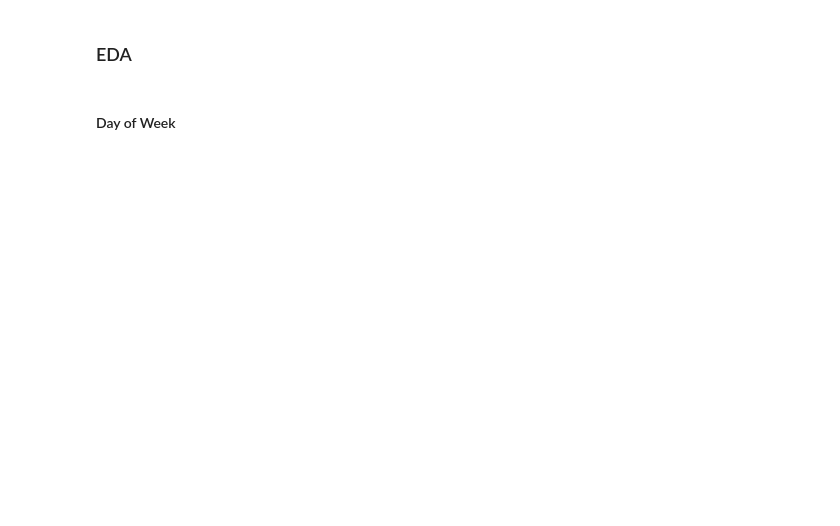
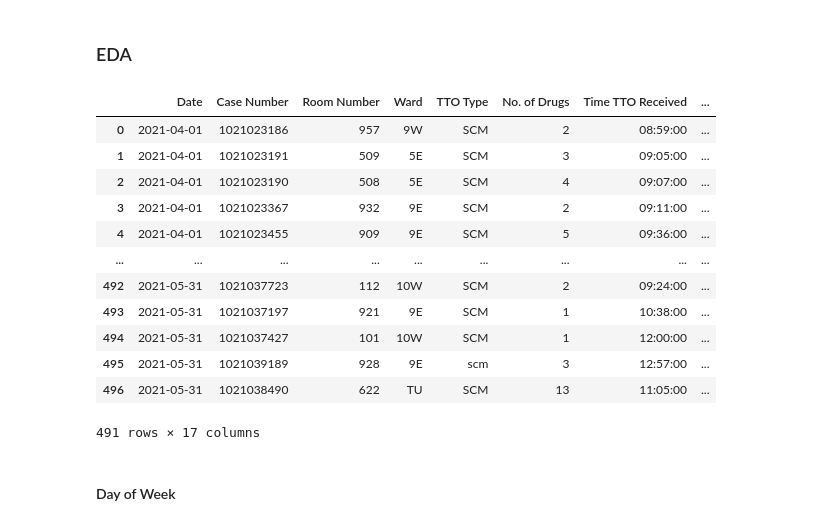
Before and after one commit to RoystonCXW/IS447---Smart-Healthcare, a Jupyter notebook: IS447/System/Data/Pharmacy Dept/Data Cleaning/GEH_Cleaning.ipynb, the cells around one changed output. Drawn from its saved outputs; the diff is of its cells as text; code cells hidden in the pictures; blank space fills up the shorter version.

```diff
--- a/IS447/System/Data/Pharmacy Dept/Data Cleaning/GEH_Cleaning.ipynb
+++ b/IS447/System/Data/Pharmacy Dept/Data Cleaning/GEH_Cleaning.ipynb
@@ -221,3 +238,3 @@ df2['Time TTO Checked'].replace(np.nan, 'NA', inplace = True)
 # %%
 # replace with NA
-df2['Checked by'].replace(np.nan, 'NA', inplace = True)
+#df2['Checked by'].replace(np.nan, 'NA', inplace = True)
@@ -226,2 +241,2 @@ df2['Checked by'].replace(np.nan, 'NA', inplace = True)
 # %%
-df2['Time TTO Reached'].replace(np.nan, 'NA', inplace = True)
+#df2['Time TTO Reached'].replace(np.nan, 'NA', inplace = True)
@@ -230,10 +243,10 @@ df2['Time TTO Reached'].replace(np.nan, 'NA', inplace = True)
 # %%
-df2['Time TTO Counselled'].replace(np.nan, 'NA', inplace = True)
-df2['Counselled by'].replace(np.nan, 'NA', inplace = True)
+#df2['Time TTO Counselled'].replace(np.nan, 'NA', inplace = True)
+#df2['Counselled by'].replace(np.nan, 'NA', inplace = True)
 # %%
-df2['Limo Service'].replace(np.nan, 'NA', inplace = True)
-df2['Timings (Checked)'].replace(np.nan, 'NA', inplace = True)
-df2['Timings (Reached)'].replace(np.nan, 'NA', inplace = True)
+#df2['Limo Service'].replace(np.nan, 'NA', inplace = True)
+#df2['Timings (Checked)'].replace(np.nan, 'NA', inplace = True)
+#df2['Timings (Reached)'].replace(np.nan, 'NA', inplace = True)
 # %%
 # drop rows with missing date, Time in / Verified, etc
 # except for remarks since its comments
@@ -278,6 +291,22 @@ Timings (Reached)        0
 dtype: int64
 # %% [markdown]
 ### EDA
+# %%
+df2
+# %% [output]
+|  | Date | Case Number | Room Number | Ward | TTO Type | No. of Drugs | Time TTO Received | ... |
+| 0 | 2021-04-01 | 1021023186 | 957 | 9W | SCM | 2 | 08:59:00 | ... |
+| 1 | 2021-04-01 | 1021023191 | 509 | 5E | SCM | 3 | 09:05:00 | ... |
+| 2 | 2021-04-01 | 1021023190 | 508 | 5E | SCM | 4 | 09:07:00 | ... |
+| 3 | 2021-04-01 | 1021023367 | 932 | 9E | SCM | 2 | 09:11:00 | ... |
+| 4 | 2021-04-01 | 1021023455 | 909 | 9E | SCM | 5 | 09:36:00 | ... |
+| ... | ... | ... | ... | ... | ... | ... | ... | ... |
+| 492 | 2021-05-31 | 1021037723 | 112 | 10W | SCM | 2 | 09:24:00 | ... |
+| 493 | 2021-05-31 | 1021037197 | 921 | 9E | SCM | 1 | 10:38:00 | ... |
+| 494 | 2021-05-31 | 1021037427 | 101 | 10W | SCM | 1 | 12:00:00 | ... |
+| 495 | 2021-05-31 | 1021039189 | 928 | 9E | scm | 3 | 12:57:00 | ... |
+| 496 | 2021-05-31 | 1021038490 | 622 | TU | SCM | 13 | 11:05:00 | ... |
+491 rows × 17 columns
 # %% [markdown]
 #### Day of Week
 # %%
```
Also changed, not shown: parts of 46 cells of this notebook, 1 other file.
